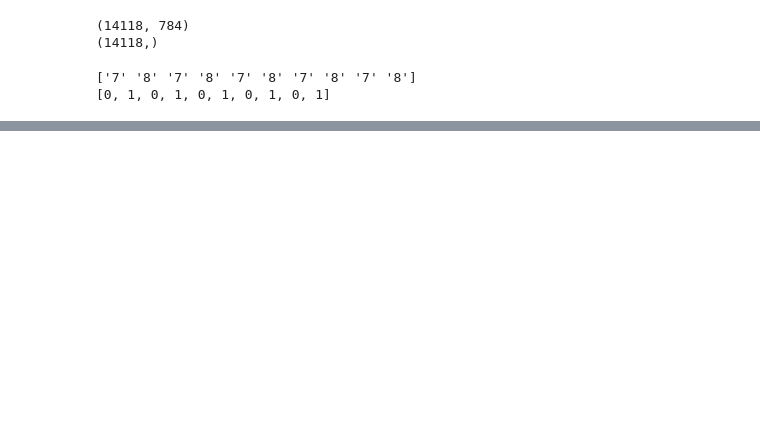
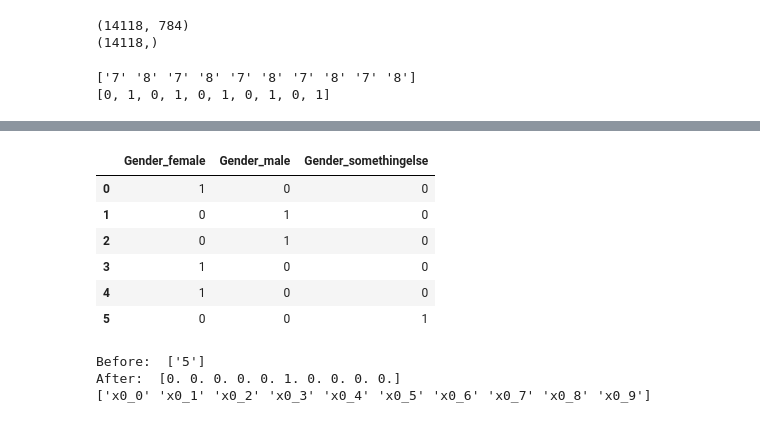
Before and after one commit to Oebele/Deep-lerning-for-beginners, a Jupyter notebook: _Preparing_Data.ipynb, the cells around one changed output, grey strips where cells are left out. Saved outputs shown, nothing was run; the diff lists cells and outputs as text; code cells hidden in the pictures; blank space fills up the shorter version.

```diff
--- a/_Preparing_Data.ipynb
+++ b/_Preparing_Data.ipynb
@@ -106,0 +134,5 @@ print(y[:10])
+# %%
+import pandas as pd
+df=pd.DataFrame({'Gender': ['female','male','male',
+                            'female','female', 'somethingelse']})
+print(df)
@@ -106,0 +147,24 @@ print(y[:10])
+# %%
+pd.get_dummies(df, prefix=['Gender'])
+# %% [output]
+|  | Gender_female | Gender_male | Gender_somethingelse |
+| 0 | 1 | 0 | 0 |
+| 1 | 0 | 1 | 0 |
+| 2 | 0 | 1 | 0 |
+| 3 | 1 | 0 | 0 |
+| 4 | 1 | 0 | 0 |
+| 5 | 0 | 0 | 1 |
+# %%
+from sklearn.preprocessing import OneHotEncoder
+enc = OneHotEncoder()
+y = [list(v) for v in mnist.target] # reformat for sklearn
+enc.fit(y)
+
+print('Before: ', y[0])
+y = enc.transform(y).toarray()
+print('After: ', y[0])
+print(enc.get_feature_names())
+# %% [output]
+Before:  ['5']
+After:  [0. 0. 0. 0. 0. 1. 0. 0. 0. 0.]
+['x0_0' 'x0_1' 'x0_2' 'x0_3' 'x0_4' 'x0_5' 'x0_6' 'x0_7' 'x0_8' 'x0_9']
```
Also changed, not shown: parts of 16 cells of this notebook.
